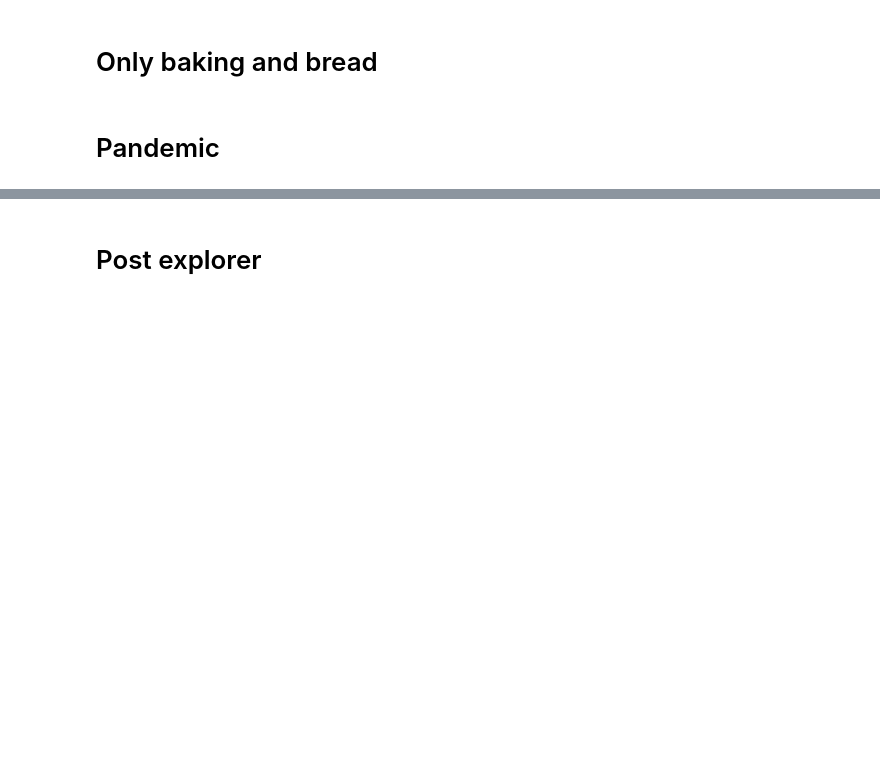
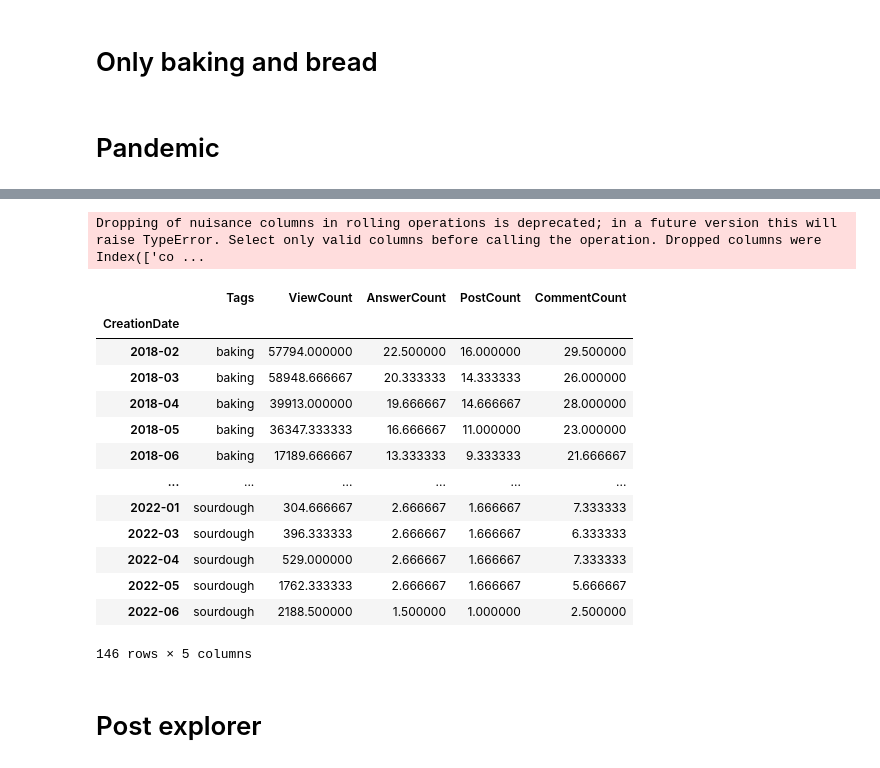
Before and after one commit to JorgeRuRe/formative-fdsp-apiwizards, a Jupyter notebook: notebook/charts-time_annalysis.ipynb, the cells around one changed output, grey strips where cells are left out. Cells and saved outputs as stored; diff of their text form; code cells hidden in the pictures; blank space fills up the shorter version.

```diff
--- a/notebook/charts-time_annalysis.ipynb
+++ b/notebook/charts-time_annalysis.ipynb
@@ -73,0 +93,24 @@ pandemic = mytags[
+# %%
+rollavg = (
+    pandemic.groupby(["Tags"])
+    .rolling(3, center=True, min_periods=2)
+    .mean().reset_index(level=0)
+)
+
+rollavg
+# %% [output]
+Dropping of nuisance columns in rolling operations is deprecated; in a future version this will raise TypeError. Select only valid columns before calling the operation. Dropped columns were Index(['co ...
+|  | Tags | ViewCount | AnswerCount | PostCount | CommentCount |
+| CreationDate |  |  |  |  |  |
+| 2018-02 | baking | 57794.000000 | 22.500000 | 16.000000 | 29.500000 |
+| 2018-03 | baking | 58948.666667 | 20.333333 | 14.333333 | 26.000000 |
+| 2018-04 | baking | 39913.000000 | 19.666667 | 14.666667 | 28.000000 |
+| 2018-05 | baking | 36347.333333 | 16.666667 | 11.000000 | 23.000000 |
+| 2018-06 | baking | 17189.666667 | 13.333333 | 9.333333 | 21.666667 |
+| ... | ... | ... | ... | ... | ... |
+| 2022-01 | sourdough | 304.666667 | 2.666667 | 1.666667 | 7.333333 |
+| 2022-03 | sourdough | 396.333333 | 2.666667 | 1.666667 | 6.333333 |
+| 2022-04 | sourdough | 529.000000 | 2.666667 | 1.666667 | 7.333333 |
+| 2022-05 | sourdough | 1762.333333 | 2.666667 | 1.666667 | 5.666667 |
+| 2022-06 | sourdough | 2188.500000 | 1.500000 | 1.000000 | 2.500000 |
+146 rows × 5 columns
```
Also changed, not shown: parts of 8 cells of this notebook, 5 other files.
